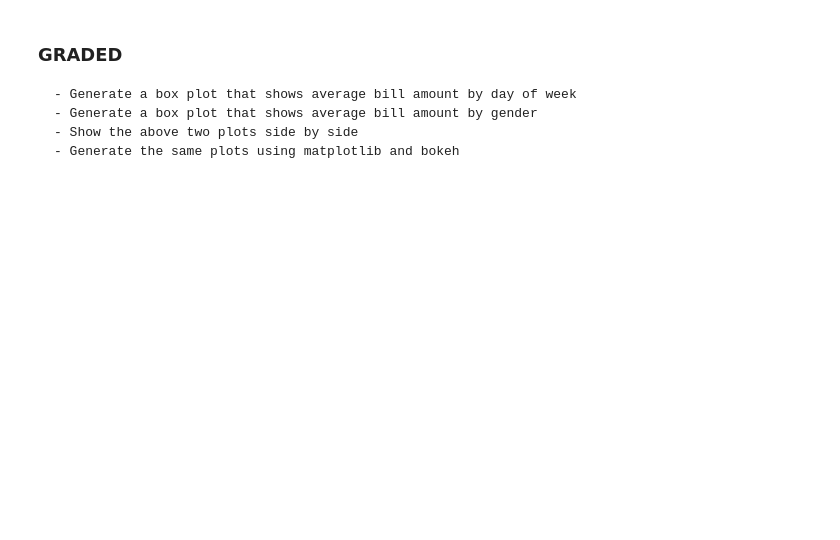
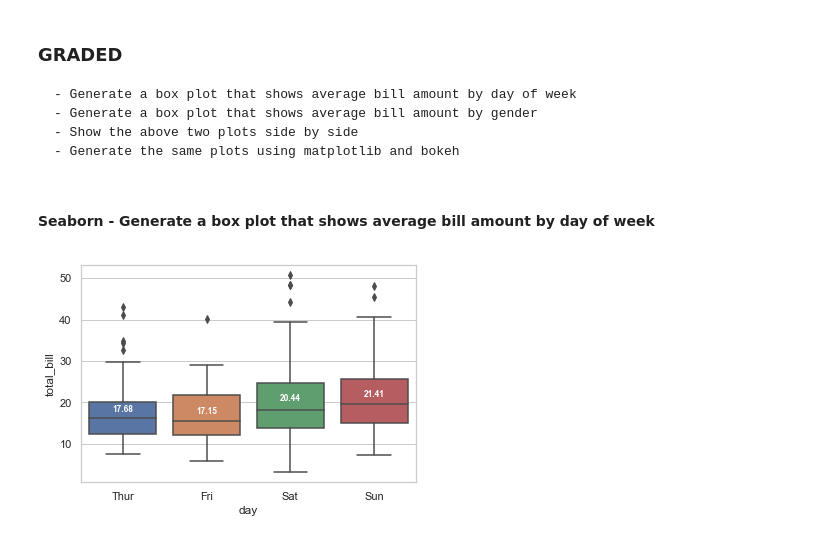
Before and after one commit to neuniversity/ALY6140, a Jupyter notebook: Assignment/Cheng_yu_liu/ChengYu_Liu_Week4_Assignment.ipynb, the cells around one changed output. Cells and saved outputs as stored; diff of their text form; code cells hidden in the pictures; blank space fills up the shorter version.

Commit message:
finished week4

```diff
--- a/Assignment/Cheng_yu_liu/ChengYu_Liu_Week4_Assignment.ipynb
+++ b/Assignment/Cheng_yu_liu/ChengYu_Liu_Week4_Assignment.ipynb
@@ -103,3 +106,20 @@ show(p)
     - Generate a box plot that shows average bill amount by gender
     - Show the above two plots side by side
     - Generate the same plots using matplotlib and bokeh
+# %% [markdown]
+#### Seaborn - Generate a box plot that shows average bill amount by day of week
+# %%
+import numpy as np
+sns.set(style="whitegrid")
+
+plot = sns.boxplot(x="day", y="total_bill", data=tips)
+
+day_mean = tips.groupby('day').mean()['total_bill'].values
+mean_labels = [str(np.round(s,2)) for s in day_mean]
+
+pos = range(len(day_mean))
+for tick,label in zip(pos, plot.get_xticklabels()):
+    plot.text(pos[tick], day_mean[tick]+0.03, mean_labels[tick],
+            horizontalalignment='center', size='x-small', color='w', weight='semibold')
+# %% [output]
+[figure, added]
```
Also changed, not shown: parts of 38 cells of this notebook, 1 other file.
